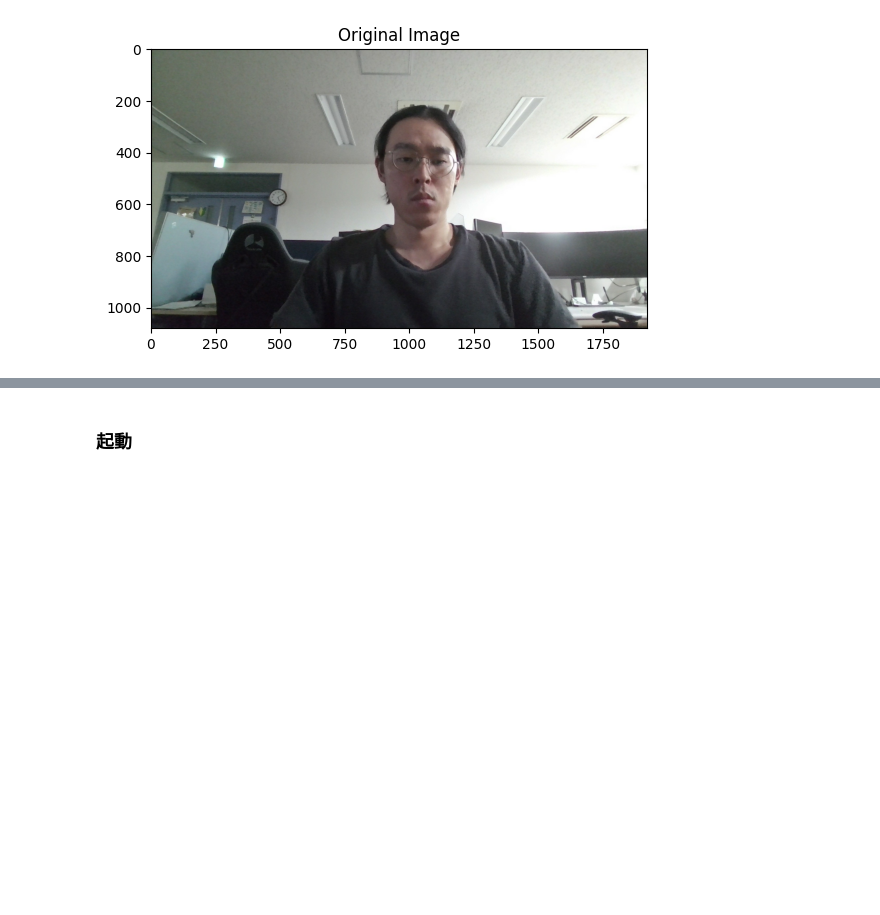
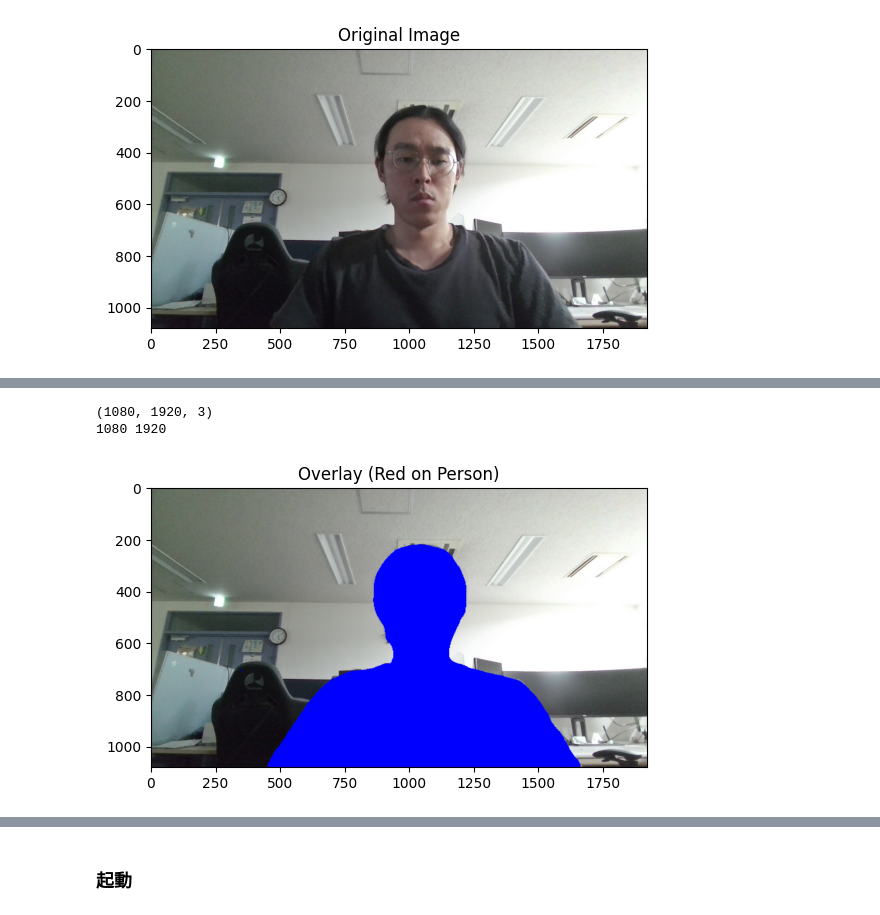
Before and after one commit to kapitantan/raspberrypi-camera, a Jupyter notebook: app/server.ipynb, the cells around one changed output, grey strips where cells are left out. Saved outputs shown, nothing was run; the diff lists cells and outputs as text; code cells hidden in the pictures; blank space fills up the shorter version.

```diff
--- a/app/server.ipynb
+++ b/app/server.ipynb
@@ -61,8 +39,18 @@ plt.show()
 [figure]
 # %%
 # 3. 前処理を適用
-input_tensor = transform(img).unsqueeze(0)  # (1, C, H, W)
+print('処理前',img.size)
+input_tensor = transform(img)
+print('transform後',input_tensor.shape)
+input_tensor = input_tensor.unsqueeze(0)  # (1, C, H, W)
+print('unsqueeze後',input_tensor.shape)
+print(type(input_tensor))
 # 4. 推論
+# 勾配計算をオフにする,既に推論モードになっている
 with torch.no_grad():
-    output = model(input_tensor)['out'][0]  # (num_classes, H, W)
+    output = model(input_tensor)
+    print(output.keys())
+    output = output['out'][0]  # (num_classes, H, W)
     preds = output.argmax(0).byte().cpu().numpy()  # 各ピクセルのクラスID
+    print(output.shape)
+    print(preds.shape)
@@ -68,0 +75,18 @@ with torch.no_grad():
+# %%
+# 6. 元画像にオーバーレイ
+np_img = np.array(img)  # 元画像サイズのまま
+print(np_img.shape)
+h0, w0 = np_img.shape[:2]
+print(h0,w0)
+# mask を元画像サイズに拡大/縮小,最近傍補間（INTER_NEAREST）を使うことでクラス境界がぼけません
+mask_up = cv2.resize(mask, (w0, h0), interpolation=cv2.INTER_NEAREST)
+
+overlay = np_img.copy()
+overlay[mask_up == 255] = [0, 0, 255]
+plt.imshow(overlay)
+plt.title("Overlay (Red on Person)")
+plt.show()
+# %% [output]
+(1080, 1920, 3)
+1080 1920
+[figure, added]
```
Also changed, not shown: parts of 10 cells of this notebook.
